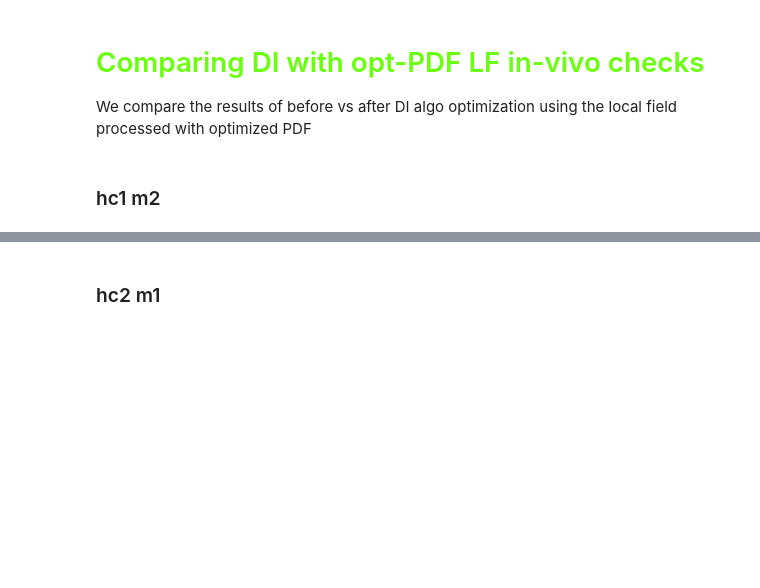
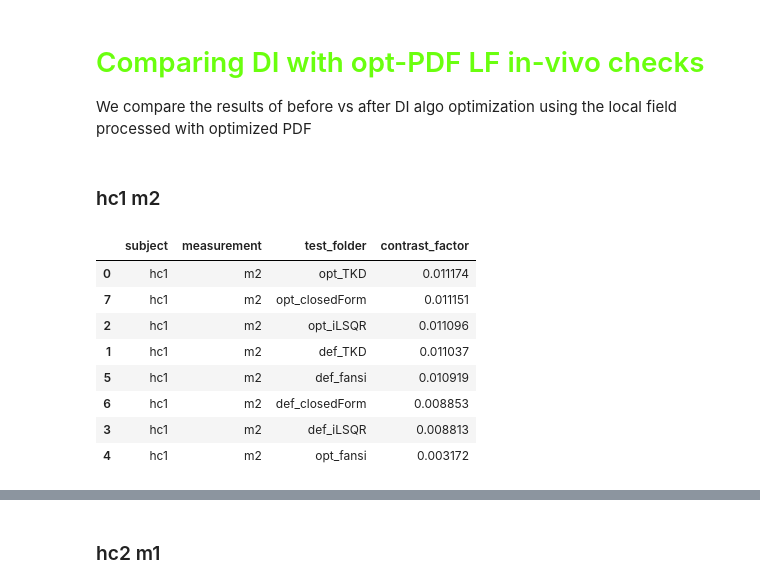
Before and after one commit to sriosq/Image-processing-strategies, a Jupyter notebook: qsm_testing/chi_mapping_metric_analysis.ipynb, the cells around one changed output, grey strips where cells are left out. Drawn from its saved outputs; the diff is of its cells as text; code cells hidden in the pictures; blank space fills up the shorter version.

```diff
--- a/qsm_testing/chi_mapping_metric_analysis.ipynb
+++ b/qsm_testing/chi_mapping_metric_analysis.ipynb
@@ -184,3 +184,26 @@ sorted_sanity_check_df
 We compare the results of before vs after DI algo optimization using the local field processed with optimized PDF
 # %% [markdown]
 ### hc1 m2
+# %%
+hc1_m2_test_folders = ['opt_TKD', 'def_TKD', 'opt_iLSQR', 'def_iLSQR', 'opt_fansi', 'def_fansi', 'def_closedForm', 'opt_closedForm']
+# After some testing, remove MEDI due to wrong mean calculation, something wrong with lambda 'def_MEDI', 'opt_MEDI'
+hc1_m2_root_dir =  r"E:\msc_data\sc_qsm\swiss_data_mk2\QSM_processing\hc1\m2\chi_map\opt_pdf_to_all_DI"
+hc1_m2_gm_msk_path = r"E:\msc_data\sc_qsm\swiss_data_mk2\QSM_processing\hc1\m2\custom_hc1_m2_gm_msk.nii.gz"
+hc1_m2_wm_msk_path = r"E:\msc_data\sc_qsm\swiss_data_mk2\QSM_processing\hc1\m2\custom_hc1_m2_wm_msk.nii.gz"
+hc1_m2_opt_pdf_to_all_DI_df = chimap_comp_wm_gm_custom('hc1', 'm2', hc1_m2_root_dir, hc1_m2_test_folders, hc1_m2_gm_msk_path, hc1_m2_wm_msk_path)
+# %%
+contrast_sorted_hc1_m2 = hc1_m2_opt_pdf_to_all_DI_df.sort_values(by='contrast_factor', ascending=False)
+noise_sorted_hc1_m2 = hc1_m2_opt_pdf_to_all_DI_df.sort_values(by='std_denominator', ascending=True)
+final_metric_sorted_hc1_m2 = hc1_m2_opt_pdf_to_all_DI_df.sort_values(by='final_metric', ascending=False)
+# %%
+contrast_sorted_hc1_m2[['subject', 'measurement', 'test_folder', 'contrast_factor']]
+# %% [output]
+|  | subject | measurement | test_folder | contrast_factor |
+| 0 | hc1 | m2 | opt_TKD | 0.011174 |
+| 7 | hc1 | m2 | opt_closedForm | 0.011151 |
+| 2 | hc1 | m2 | opt_iLSQR | 0.011096 |
+| 1 | hc1 | m2 | def_TKD | 0.011037 |
+| 5 | hc1 | m2 | def_fansi | 0.010919 |
+| 6 | hc1 | m2 | def_closedForm | 0.008853 |
+| 3 | hc1 | m2 | def_iLSQR | 0.008813 |
+| 4 | hc1 | m2 | opt_fansi | 0.003172 |
```
Also changed, not shown: parts of 3 cells of this notebook.
